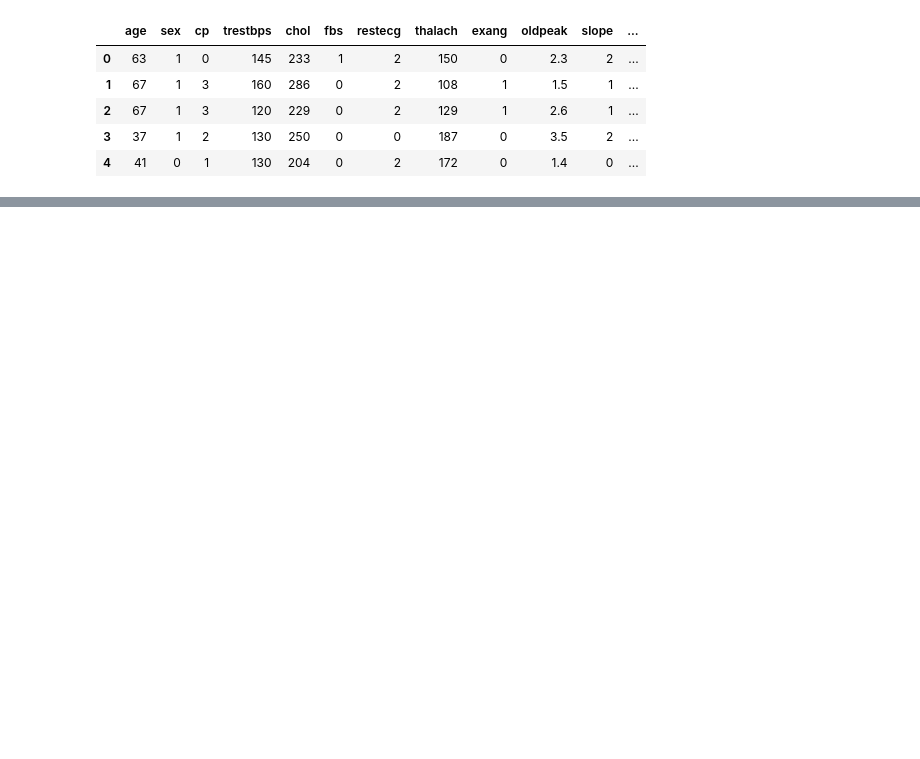
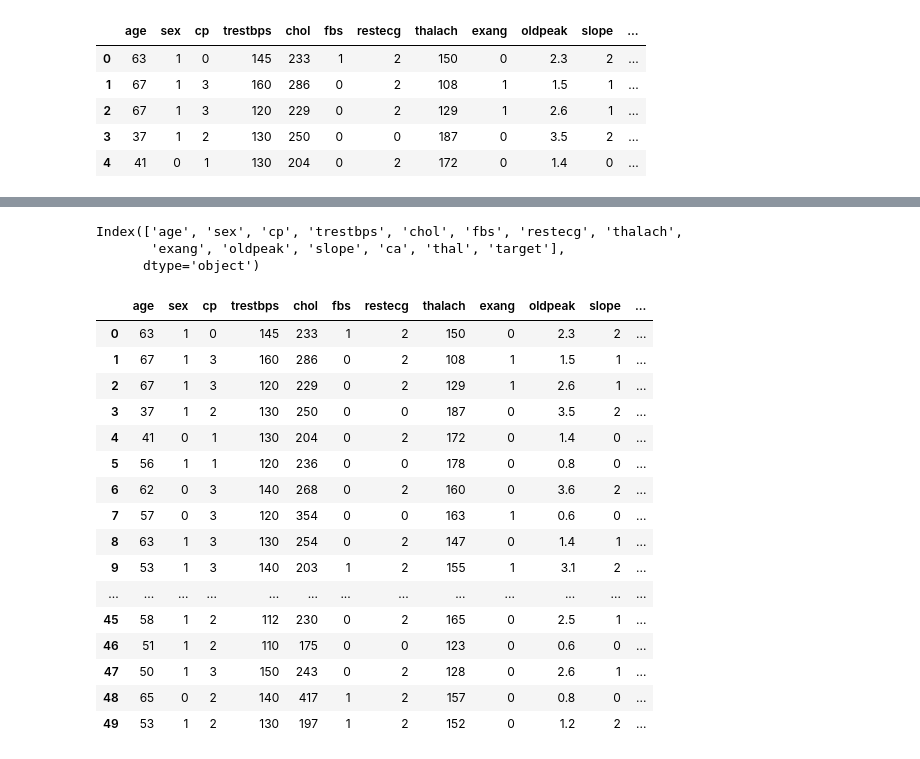
Before and after one commit to viswapani/Blackelephant, a Jupyter notebook: bootcamp1.ipynb, the cells around one changed output, grey strips where cells are left out. Drawn from its saved outputs; the diff is of its cells as text; code cells hidden in the pictures; blank space fills up the shorter version.

```diff
--- a/bootcamp1.ipynb
+++ b/bootcamp1.ipynb
@@ -47,0 +69,26 @@ data.head()
+# %%
+data.columns
+# %% [output]
+Index(['age', 'sex', 'cp', 'trestbps', 'chol', 'fbs', 'restecg', 'thalach',
+       'exang', 'oldpeak', 'slope', 'ca', 'thal', 'target'],
+      dtype='object')
+# %%
+data.head(50)
+# %% [output]
+|  | age | sex | cp | trestbps | chol | fbs | restecg | thalach | exang | oldpeak | slope | ... |
+| 0 | 63 | 1 | 0 | 145 | 233 | 1 | 2 | 150 | 0 | 2.3 | 2 | ... |
+| 1 | 67 | 1 | 3 | 160 | 286 | 0 | 2 | 108 | 1 | 1.5 | 1 | ... |
+| 2 | 67 | 1 | 3 | 120 | 229 | 0 | 2 | 129 | 1 | 2.6 | 1 | ... |
+| 3 | 37 | 1 | 2 | 130 | 250 | 0 | 0 | 187 | 0 | 3.5 | 2 | ... |
+| 4 | 41 | 0 | 1 | 130 | 204 | 0 | 2 | 172 | 0 | 1.4 | 0 | ... |
+| 5 | 56 | 1 | 1 | 120 | 236 | 0 | 0 | 178 | 0 | 0.8 | 0 | ... |
+| 6 | 62 | 0 | 3 | 140 | 268 | 0 | 2 | 160 | 0 | 3.6 | 2 | ... |
+| 7 | 57 | 0 | 3 | 120 | 354 | 0 | 0 | 163 | 1 | 0.6 | 0 | ... |
+| 8 | 63 | 1 | 3 | 130 | 254 | 0 | 2 | 147 | 0 | 1.4 | 1 | ... |
+| 9 | 53 | 1 | 3 | 140 | 203 | 1 | 2 | 155 | 1 | 3.1 | 2 | ... |
+| ... | ... | ... | ... | ... | ... | ... | ... | ... | ... | ... | ... | ... |
+| 45 | 58 | 1 | 2 | 112 | 230 | 0 | 2 | 165 | 0 | 2.5 | 1 | ... |
+| 46 | 51 | 1 | 2 | 110 | 175 | 0 | 0 | 123 | 0 | 0.6 | 0 | ... |
+| 47 | 50 | 1 | 3 | 150 | 243 | 0 | 2 | 128 | 0 | 2.6 | 1 | ... |
+| 48 | 65 | 0 | 2 | 140 | 417 | 1 | 2 | 157 | 0 | 0.8 | 0 | ... |
+| 49 | 53 | 1 | 2 | 130 | 197 | 1 | 2 | 152 | 0 | 1.2 | 2 | ... |
```
Also changed, not shown: parts of 19 cells of this notebook.
